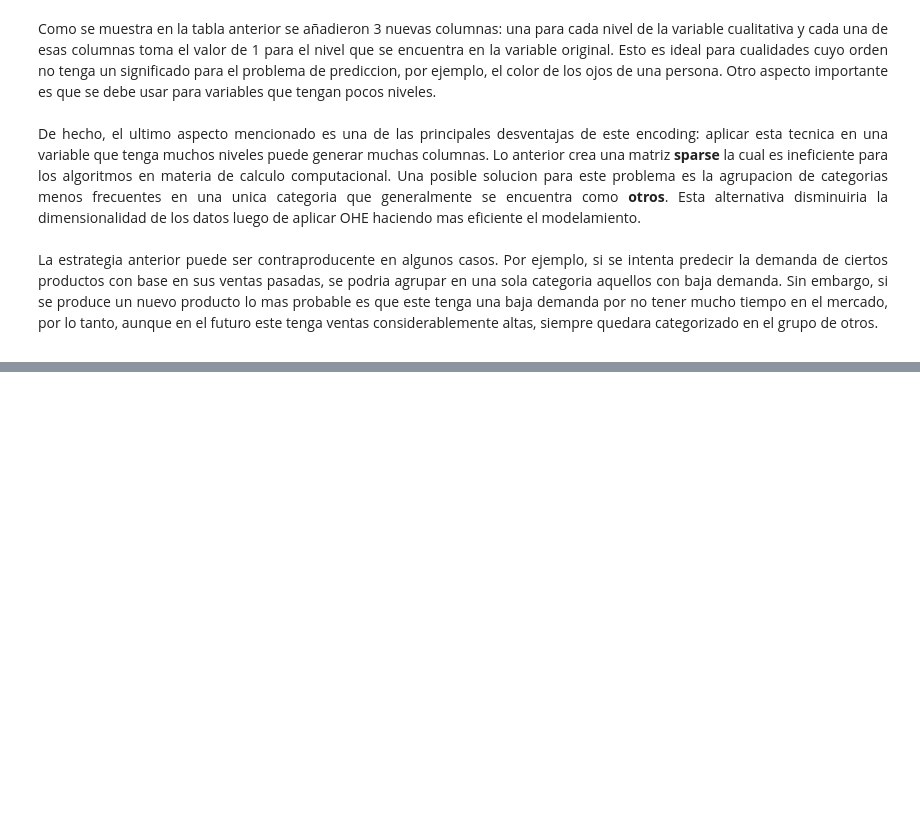
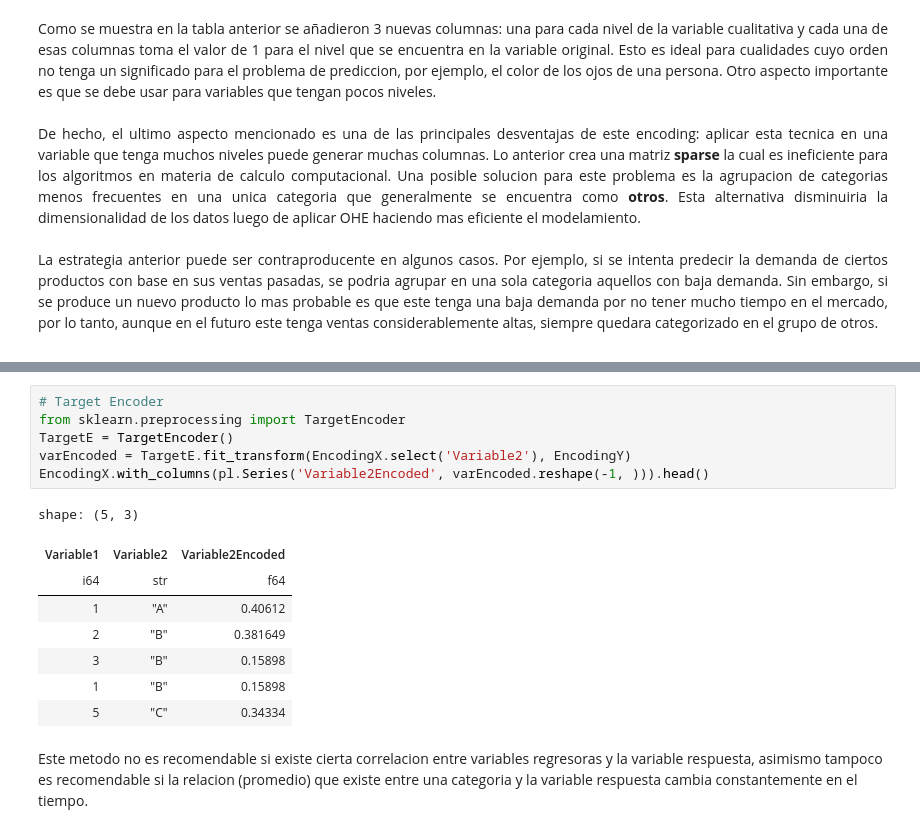
Before and after one commit to j220493/AnalisisEncodingCategoricalVariables, a Jupyter notebook: analisis.ipynb, the cells around one changed output, grey strips where cells are left out. Saved outputs shown, nothing was run; the diff lists cells and outputs as text; blank space fills up the shorter version.

```diff
--- a/analisis.ipynb
+++ b/analisis.ipynb
@@ -346,0 +393,17 @@ La estrategia anterior puede ser contraproducente en algunos casos. Por ejemplo,
+# %%
+# Target Encoder
+from sklearn.preprocessing import TargetEncoder
+TargetE = TargetEncoder()
+varEncoded = TargetE.fit_transform(EncodingX.select('Variable2'), EncodingY)
+EncodingX.with_columns(pl.Series('Variable2Encoded', varEncoded.reshape(-1, ))).head()
+# %% [output]
+shape: (5, 3)
+| Variable1 | Variable2 | Variable2Encoded |
+| i64 | str | f64 |
+| 1 | "A" | 0.40612 |
+| 2 | "B" | 0.381649 |
+| 3 | "B" | 0.15898 |
+| 1 | "B" | 0.15898 |
+| 5 | "C" | 0.34334 |
+# %% [markdown]
+Este metodo no es recomendable si existe cierta correlacion entre variables regresoras y la variable respuesta, asimismo tampoco es recomendable si la relacion (promedio) que existe entre una categoria y la variable respuesta cambia constantemente en el tiempo.
```
Also changed, not shown: parts of 5 cells of this notebook.
